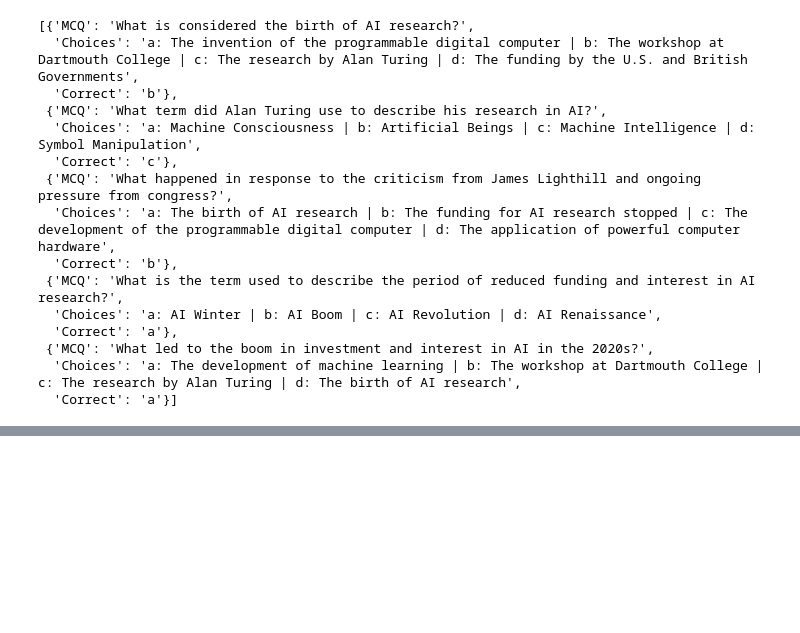
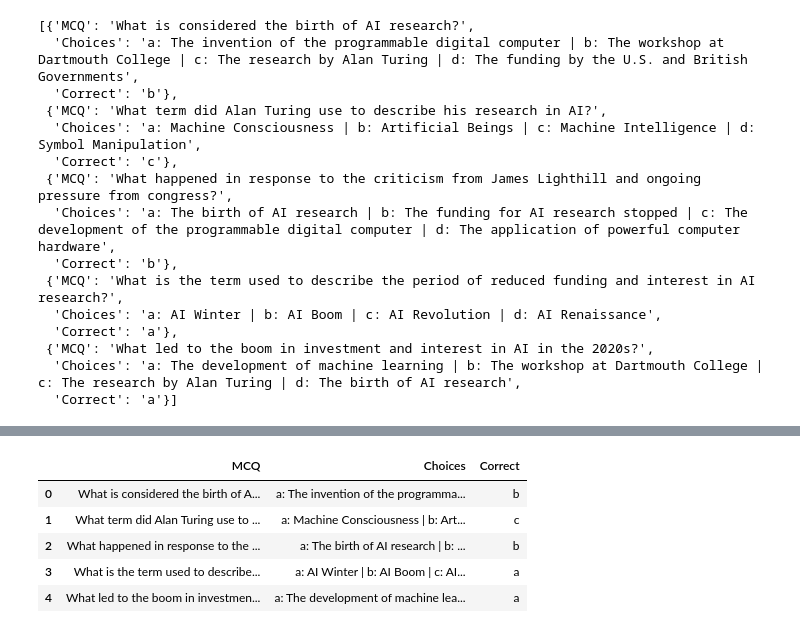
Before and after one commit to AKISHPOTHURI/MCQ_generator, a Jupyter notebook: cookbook/msq.ipynb, the cells around one changed output, grey strips where cells are left out. Saved outputs shown, nothing was run; the diff lists cells and outputs as text; code cells hidden in the pictures; blank space fills up the shorter version.

```diff
--- a/cookbook/msq.ipynb
+++ b/cookbook/msq.ipynb
@@ -306,0 +316,9 @@ review.to_csv("review.csv",index=False)
+# %%
+review
+# %% [output]
+|  | MCQ | Choices | Correct |
+| 0 | What is considered the birth of A... | a: The invention of the programma... | b |
+| 1 | What term did Alan Turing use to ... | a: Machine Consciousness | b: Art... | c |
+| 2 | What happened in response to the ... | a: The birth of AI research | b: ... | b |
+| 3 | What is the term used to describe... | a: AI Winter | b: AI Boom | c: AI... | a |
+| 4 | What led to the boom in investmen... | a: The development of machine lea... | a |
```
Also changed, not shown: parts of 1 cell of this notebook.
